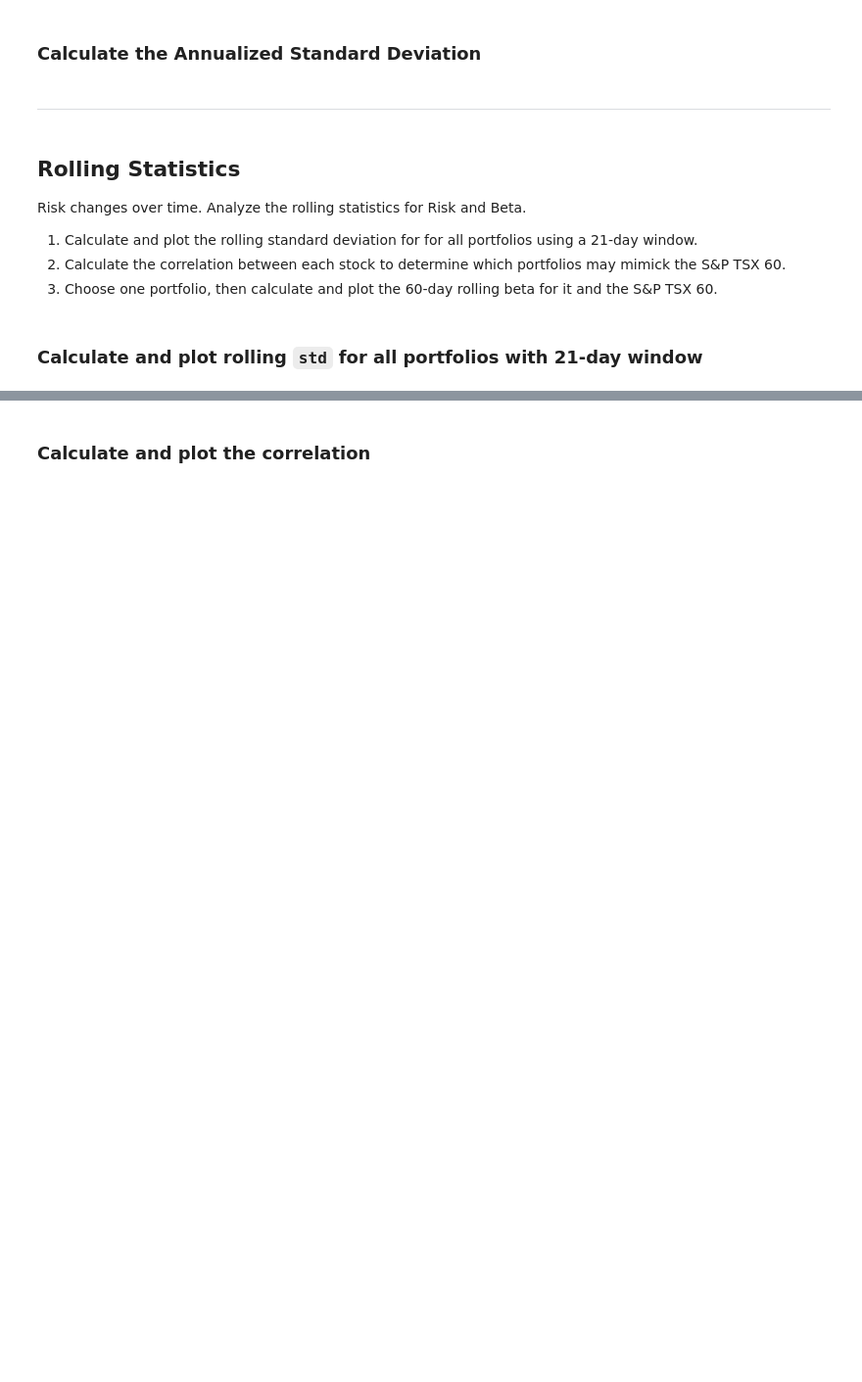
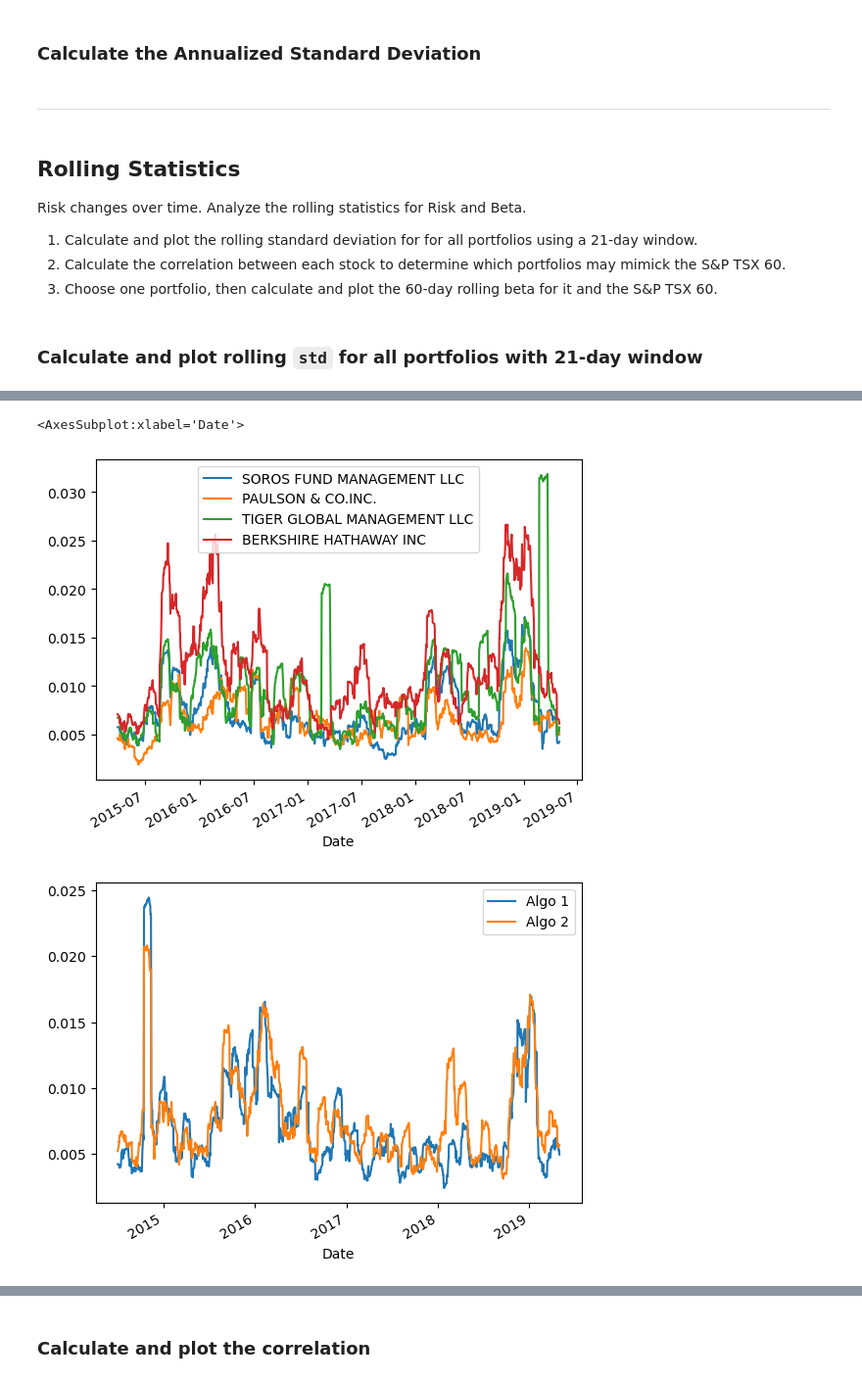
Before and after one commit to mr-alex-leonov/A-Whale-of-the-Port-folio-, a Jupyter notebook: whale_analysis.ipynb, the cells around one changed output, grey strips where cells are left out. Shown at 98% size. Cells and saved outputs as stored; diff of their text form; code cells hidden in the pictures; blank space fills up the shorter version.

```diff
--- a/whale_analysis.ipynb
+++ b/whale_analysis.ipynb
@@ -340,0 +419,9 @@ Risk changes over time. Analyze the rolling statistics for Risk and Beta.
+# %%
+# Plot the rolling standard deviation
+whale_returns_df.rolling(window=21).std().plot()
+algo_returns_df.rolling(window=21).std().plot()
+daily_returns_tsx.rolling(window=21).std().plot()
+# %% [output]
+<AxesSubplot:xlabel='Date'>
+[figure, added]
+[figure, added]
```
Also changed, not shown: parts of 16 cells of this notebook.
